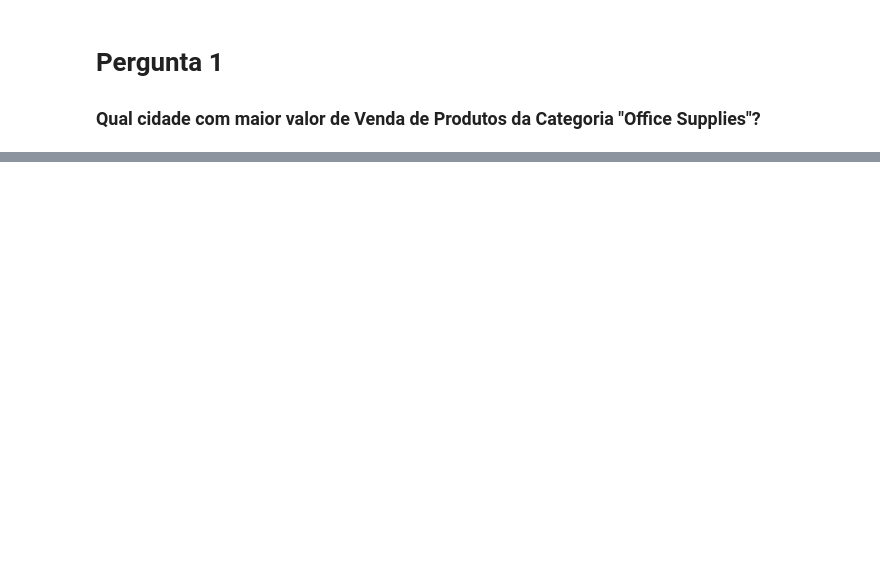
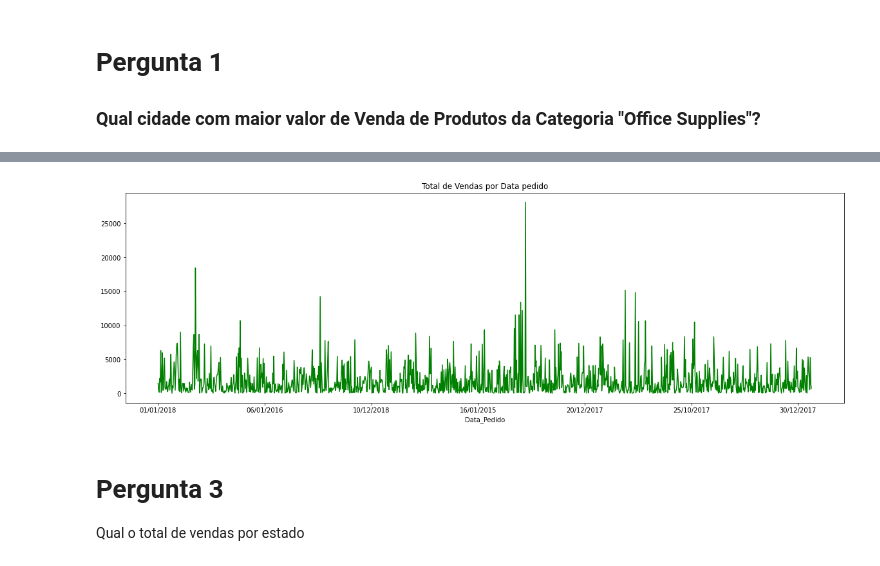
Before and after one commit to AllvMjr/dsa, a Jupyter notebook: cap13/projeto2.ipynb, the cells around one changed output, grey strips where cells are left out. Cells and saved outputs as stored; diff of their text form; code cells hidden in the pictures; blank space fills up the shorter version.

```diff
--- a/cap13/projeto2.ipynb
+++ b/cap13/projeto2.ipynb
@@ -85,0 +87,3 @@ Series([], dtype: float64)
+# %%
+total_pedido = df.groupby('Data_Pedido')['Valor_Venda'].sum()
+total_pedido.head()
@@ -85,0 +98,11 @@ Series([], dtype: float64)
+# %%
+#plotando
+plt.figure(figsize = (20, 6))
+total_pedido.plot(x = 'Data_Pedido', y = 'Valor_Venda', color = 'green')
+plt.title('Total de Vendas por Data pedido')
+plt.show()
+# %% [output]
+[figure, added]
+# %% [markdown]
+# Pergunta 3
+Qual o total de vendas por estado
```
Also changed, not shown: parts of 21 cells of this notebook.
